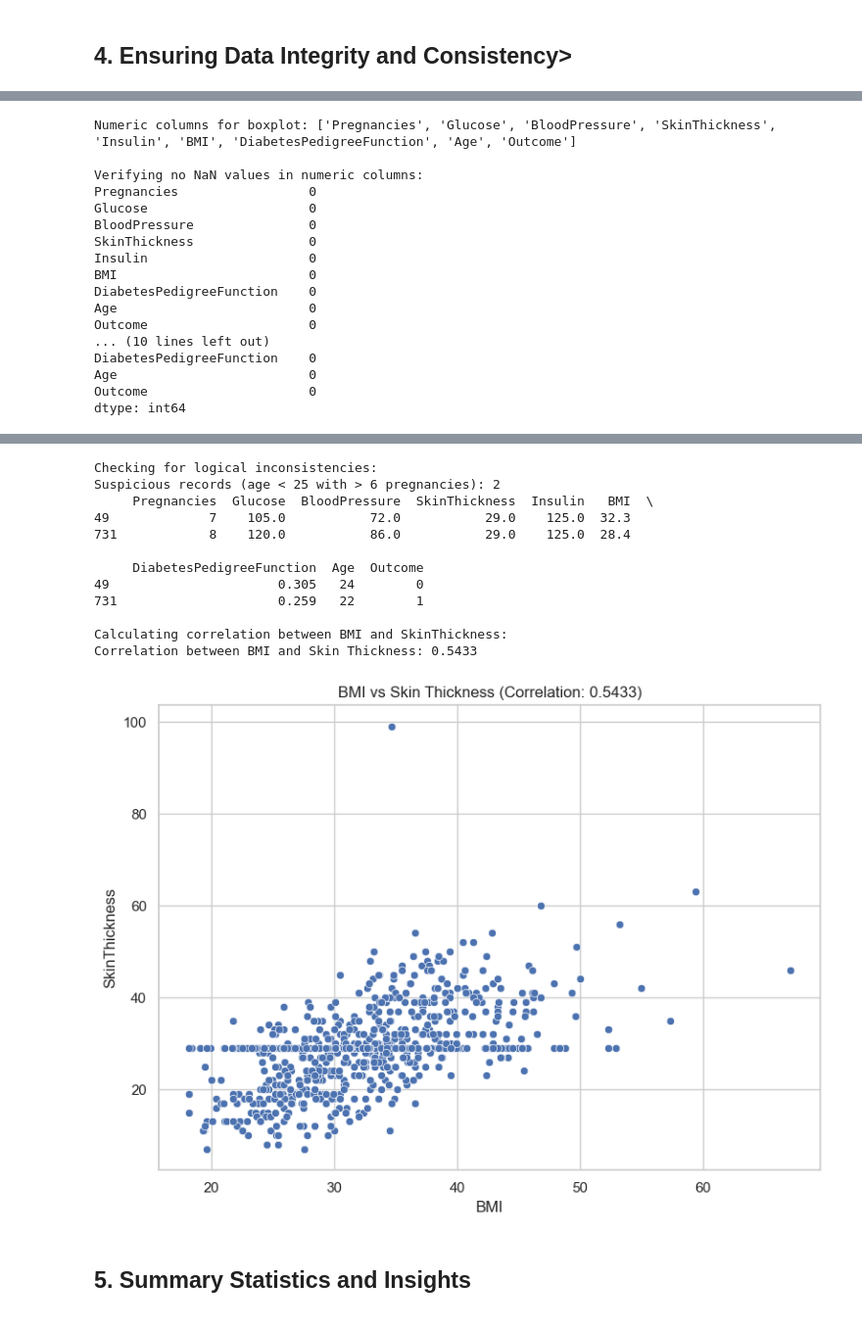
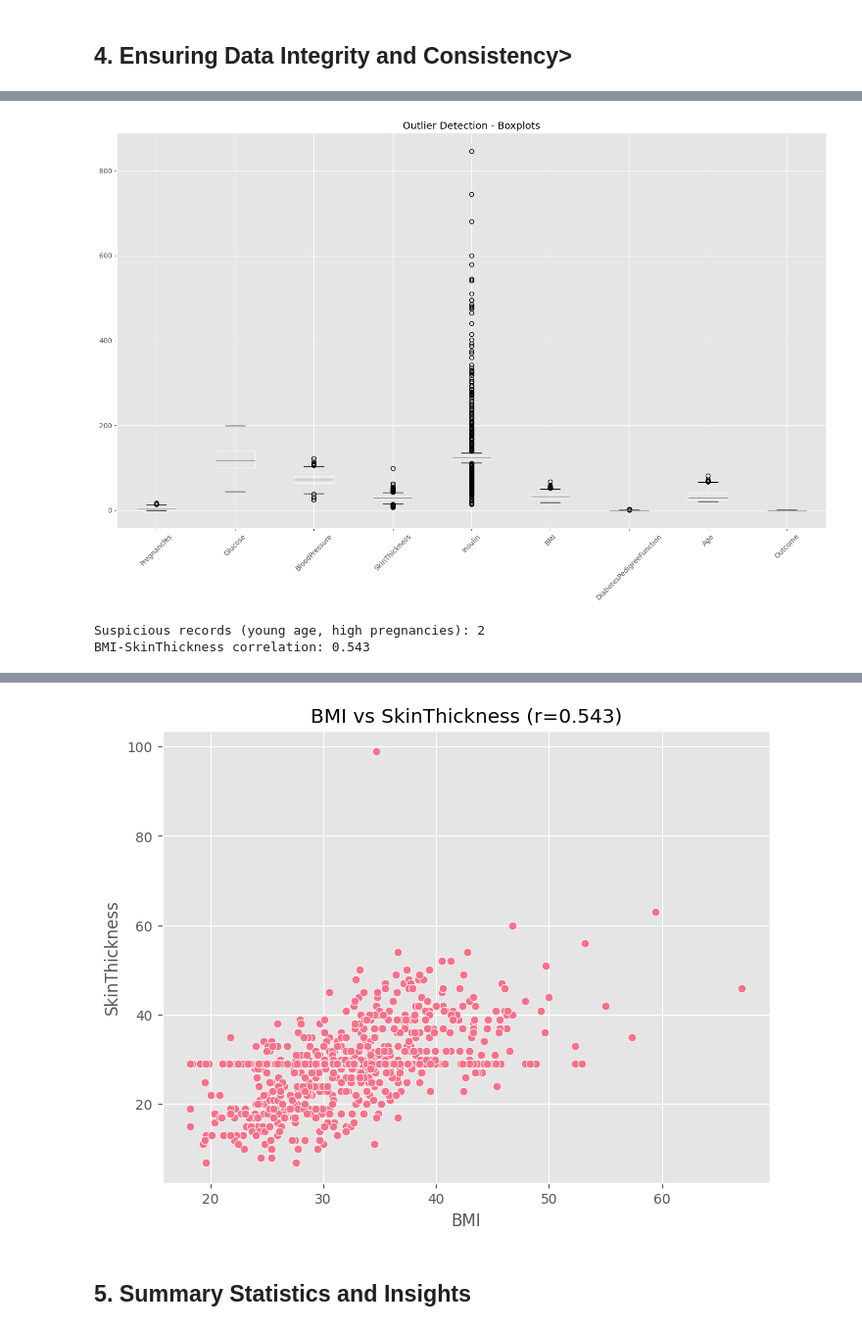
Before and after one commit to Nitin-Yadav-developer/DiabetesDetector, a Jupyter notebook: notebooks/diabetes_analysis.ipynb, the cells around one changed output, grey strips where cells are left out. Shown at 98% size. Drawn from its saved outputs; the diff is of its cells as text; code cells hidden in the pictures.

```diff
--- a/notebooks/diabetes_analysis.ipynb
+++ b/notebooks/diabetes_analysis.ipynb
@@ -31,18 +41,16 @@ pd.set_option('display.max_columns', None)
 # %% [markdown]
 ## 2. Load and Inspect the Dataset
 # %%
-# Load the dataset - fixing the data loading to use the correct file
-# The data file doesn't have headers, so we'll specify them
+# Load dataset
 column_names = ['Pregnancies', 'Glucose', 'BloodPressure', 'SkinThickness',
                 'Insulin', 'BMI', 'DiabetesPedigreeFunction', 'Age', 'Outcome']
 
-# Load the data file (not the headers file)
 df = pd.read_csv('../data/diabetes_data.csv',
                  header=None,
                  names=column_names,
-                 on_bad_lines='skip')  # Skip any problematic lines
+                 skipfooter=1,
+                 engine='python')
 
-# Display the first few rows
-print("First 5 rows of the dataset:")
+print("First 5 rows:")
 df.head()
 # %% [output]
@@ -256,60 +218,28 @@ BMI values > 60: 1
 # %%
-# Check for outliers using boxplots
+# Outlier detection with boxplots
 plt.figure(figsize=(15, 10))
-
-# Select only numeric columns for boxplot
 numeric_cols = df_cleaned.select_dtypes(include=['float64', 'int64', 'int32']).columns
-print("Numeric columns for boxplot:", list(numeric_cols))
-
-# Verify no NaN values in numeric columns
-print("\nVerifying no NaN values in numeric columns:")
-print(df_cleaned[numeric_cols].isna().sum())
 
 if len(numeric_cols) > 0:
-    # Create the boxplot
     df_cleaned[numeric_cols].boxplot()
-    plt.title('Boxplots to Check for Outliers')
+    plt.title('Outlier Detection - Boxplots')
     plt.xticks(rotation=45)
     plt.tight_layout()
     plt.show()
-else:
-    print("No numeric columns found for boxplot.")
 
-# Check for logical consistency between related variables
-print("\nChecking for logical inconsistencies:")
+# Logical consistency checks
+suspicious = df_cleaned[(df_cleaned['Age'] < 25) & (df_cleaned['Pregnancies'] > 6)]
+print(f"Suspicious records (young age, high pregnancies): {len(suspicious)}")
 
-# Age should be consistent with number of pregnancies
-suspicious_records = df_cleaned[(df_cleaned['Age'] < 25) & (df_cleaned['Pregnancies'] > 6)]
-print(f"Suspicious records (age < 25 with > 6 pregnancies): {len(suspicious_records)}")
-if len(suspicious_records) > 0:
-    print(suspicious_records)
+# BMI vs SkinThickness correlation
+correlation = df_cleaned['BMI'].corr(df_cleaned['SkinThickness'])
+print(f"BMI-SkinThickness correlation: {correlation:.3f}")
 
-# Calculate correlation between BMI and SkinThickness
-print("\nCalculating correlation between BMI and SkinThickness:")
-correlation_bmi_skin = df_cleaned['BMI'].corr(df_cleaned['SkinThickness'])
-print(f"Correlation between BMI and Skin Thickness: {correlation_bmi_skin:.4f}")
-
-# Display a scatter plot to visualize the correlation
 plt.figure(figsize=(8, 6))
 sns.scatterplot(x='BMI', y='SkinThickness', data=df_cleaned)
-plt.title(f'BMI vs Skin Thickness (Correlation: {correlation_bmi_skin:.4f})')
-plt.tight_layout()
+plt.title(f'BMI vs SkinThickness (r={correlation:.3f})')
 plt.show()
 # %% [output]
+[figure, new version]
-Numeric columns for boxplot: ['Pregnancies', 'Glucose', 'BloodPressure', 'SkinThickness', 'Insulin', 'BMI', 'DiabetesPedigreeFunction', 'Age', 'Outcome']
-
-Verifying no NaN values in numeric columns:
-Pregnancies                 0
-Glucose                     0
-BloodPressure               0
-SkinThickness               0
-Insulin                     0
-BMI                         0
-DiabetesPedigreeFunction    0
-Age                         0
-Outcome                     0
-... (10 lines left out)
-DiabetesPedigreeFunction    0
-Age                         0
-Outcome                     0
-dtype: int64
+Suspicious records (young age, high pregnancies): 2
+BMI-SkinThickness correlation: 0.543
@@ -317,16 +246,4 @@ dtype: int64
-Checking for logical inconsistencies:
-Suspicious records (age < 25 with > 6 pregnancies): 2
-     Pregnancies  Glucose  BloodPressure  SkinThickness  Insulin   BMI  \
-49             7    105.0           72.0           29.0    125.0  32.3
-731            8    120.0           86.0           29.0    125.0  28.4
-
-     DiabetesPedigreeFunction  Age  Outcome
-49                      0.305   24        0
-731                     0.259   22        1
-
-Calculating correlation between BMI and SkinThickness:
-Correlation between BMI and Skin Thickness: 0.5433
-[figure, old version]
+[figure, new version]
 # %% [markdown]
 ## 5. Summary Statistics and Insights
 # %%
```
Also changed, not shown: parts of 33 cells of this notebook, 8 other files.
